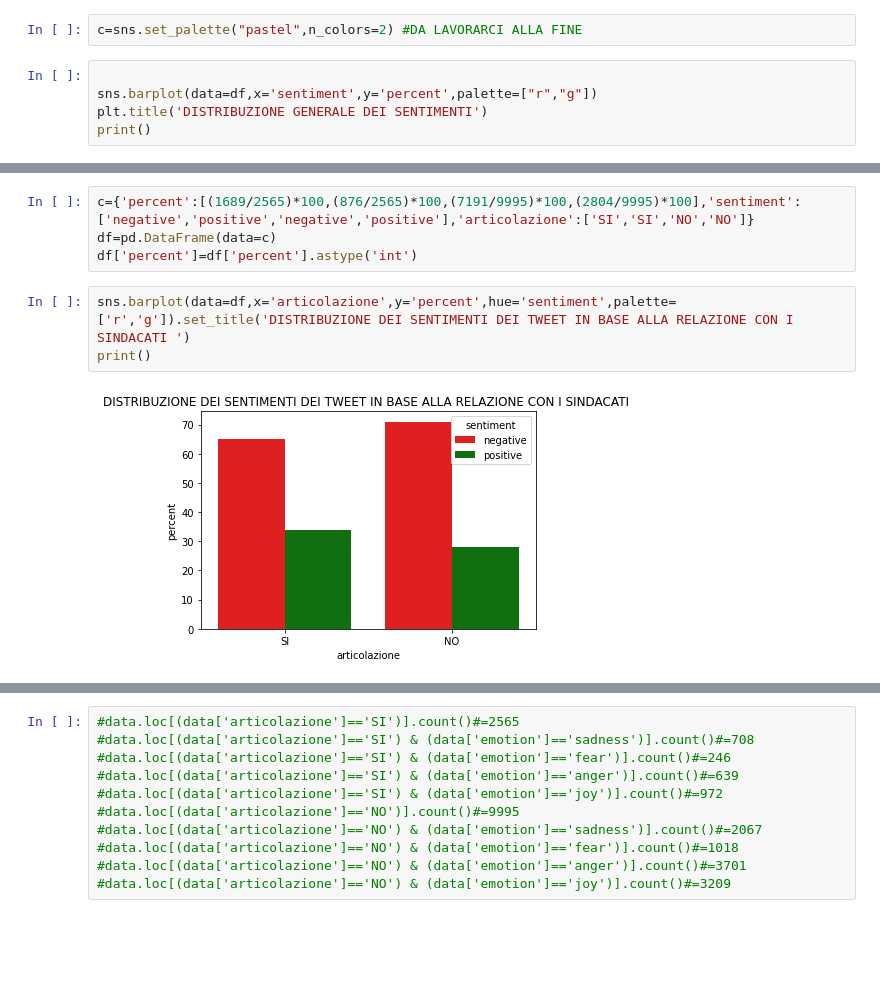
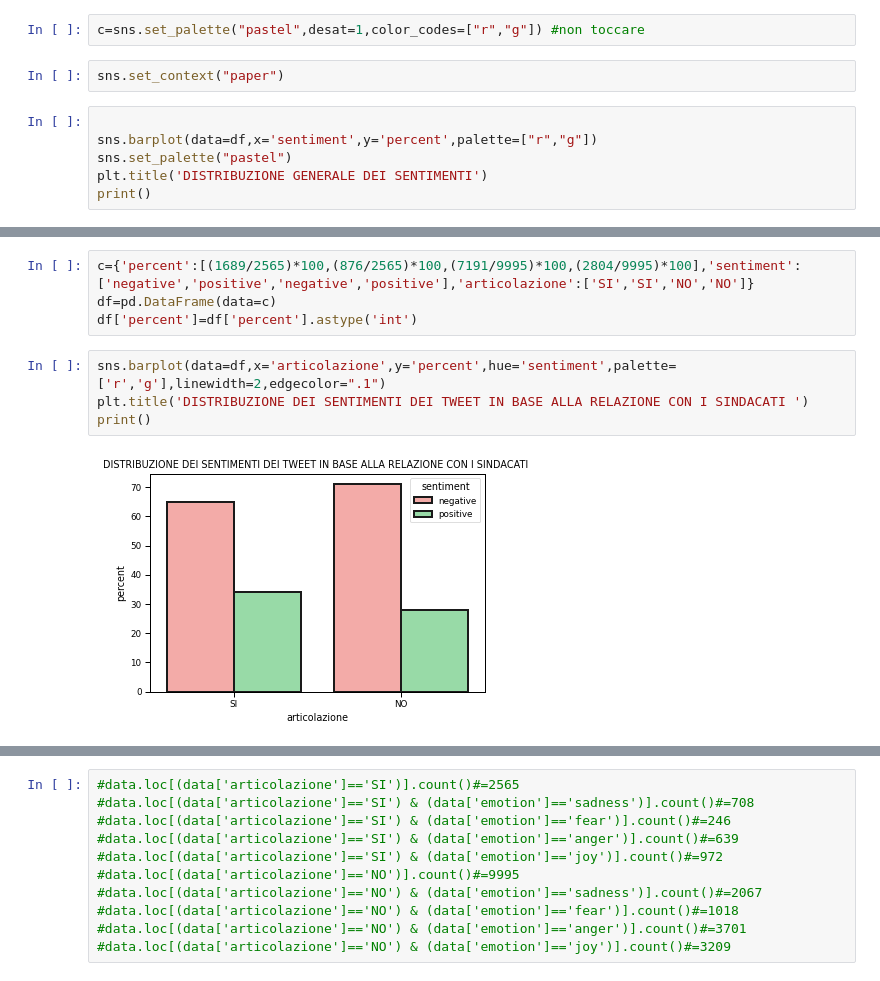
Before and after one commit to paolofesta/prove, a Jupyter notebook: TESI.ipynb, the cells around one changed output, grey strips where cells are left out. Saved outputs shown, nothing was run; the diff lists cells and outputs as text; blank space fills up the shorter version.

```diff
--- a/TESI.ipynb
+++ b/TESI.ipynb
@@ -351,11 +346,14 @@ from  matplotlib.ticker import PercentFormatter
 c={'percent':[(8880/12560)*100,(3680/12560)*100],'sentiment':['negative','positive']}
 df=pd.DataFrame(c)
 df['percent']=df['percent'].astype('int')
-# %%
-c=sns.set_palette("pastel",n_colors=2) #DA LAVORARCI ALLA FINE
+# %%
+c=sns.set_palette("pastel",desat=1,color_codes=["r","g"]) #non toccare
+# %%
+sns.set_context("paper")
 # %%
 
 sns.barplot(data=df,x='sentiment',y='percent',palette=["r","g"])
+sns.set_palette("pastel")
 plt.title('DISTRIBUZIONE GENERALE DEI SENTIMENTI')
 print()
 # %% [output]
@@ -565,7 +596,8 @@ c={'percent':[(1689/2565)*100,(876/2565)*100,(7191/9995)*100,(2804/9995)*100],'s
 df=pd.DataFrame(data=c)
 df['percent']=df['percent'].astype('int')
 # %%
-sns.barplot(data=df,x='articolazione',y='percent',hue='sentiment',palette=['r','g']).set_title('DISTRIBUZIONE DEI SENTIMENTI DEI TWEET IN BASE ALLA RELAZIONE CON I SINDACATI ')
+sns.barplot(data=df,x='articolazione',y='percent',hue='sentiment',palette=['r','g'],linewidth=2,edgecolor=".1")
+plt.title('DISTRIBUZIONE DEI SENTIMENTI DEI TWEET IN BASE ALLA RELAZIONE CON I SINDACATI ')
 print()
 # %% [output]
-[figure, old version]
+[figure, new version]
```
Also changed, not shown: parts of 42 cells of this notebook.
